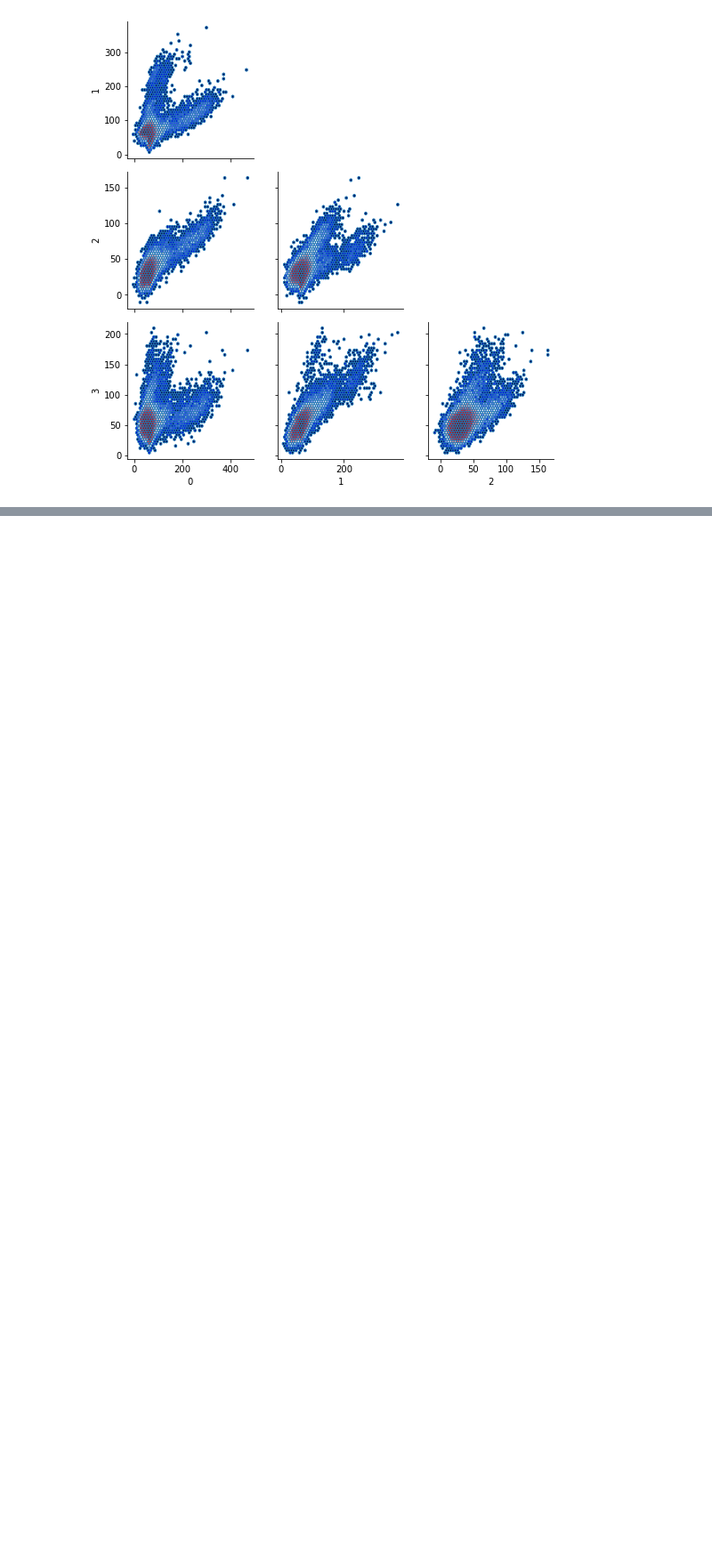
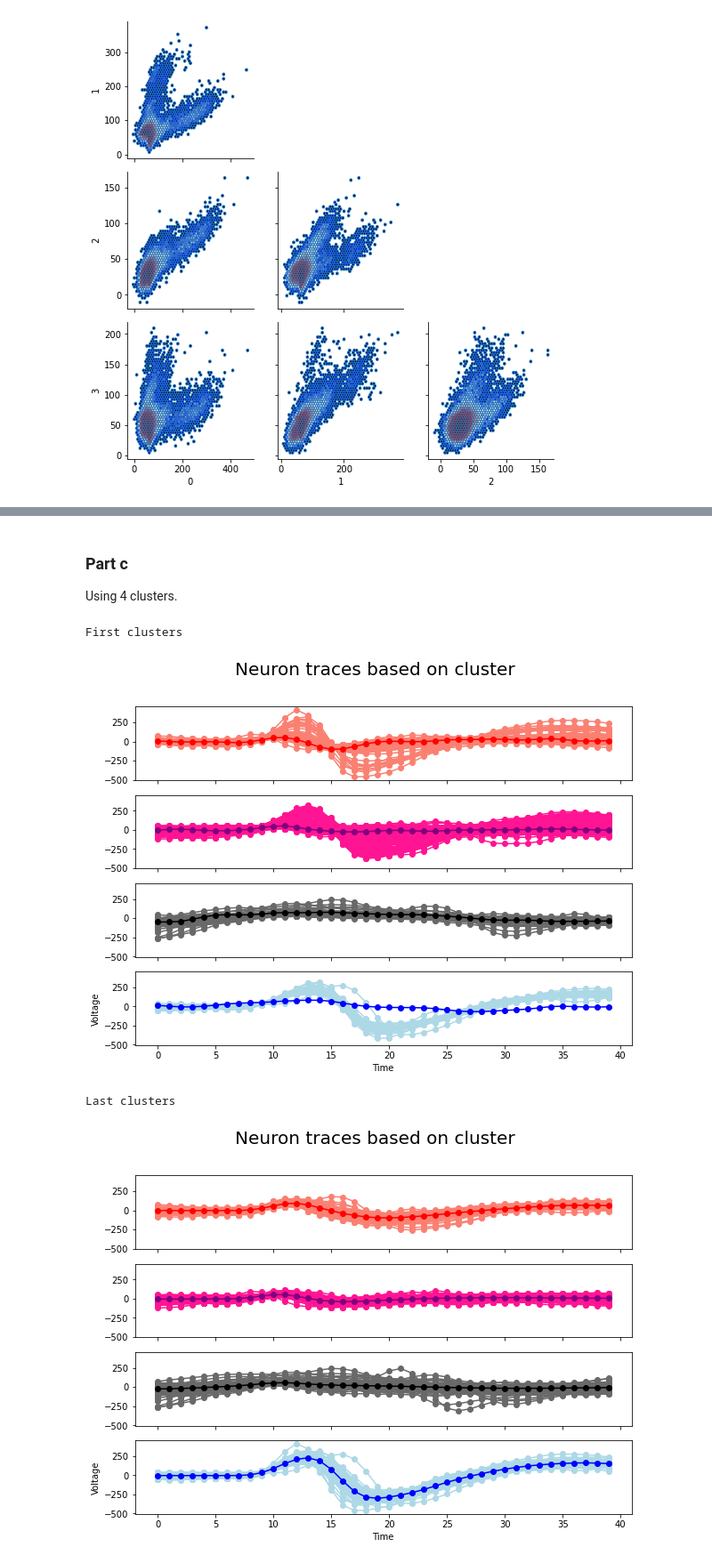
Before and after one commit to SaiAkhilVudattu/Neuro_classes, a Jupyter notebook: signal_processing/HW4/HW4.ipynb, the cells around one changed output, grey strips where cells are left out. Shown at 89% size. Drawn from its saved outputs; the diff is of its cells as text; code cells hidden in the pictures; blank space fills up the shorter version.

```diff
--- a/signal_processing/HW4/HW4.ipynb
+++ b/signal_processing/HW4/HW4.ipynb
@@ -170,5 +148,15 @@ def updates_centroids(xns, rnks_1, rnks_2, rnks_3):
     mks3 = np.mean(c3, 0)
 
     return mks1, mks2, mks3
+# %%
+def one_iteration(xns, mks_init):
+    rnks_1, rnks_2, rnks_3 = distances(xns, mks_init)
+    mks1, mks2, mks3 = updates_centroids(xns, rnks_1, rnks_2, rnks_3)
+
+    mks = [mks1, mks2, mks3]
+    rnks = [rnks_1, rnks_2, rnks_3]
+
+    J = all_clusters_cost_function(xns, mks, rnks)
+    return J, rnks, mks
 # %%
 xns = xn_ex2[:2000] # whole 40 time indices of electrode 1
@@ -188,0 +202,3 @@ plot_traces(xns, rnks_1, rnks_2, rnks_3, [mks1, mks2, mks3])
+# %% [markdown]
+### Part c
+Using 4 clusters.
@@ -188,0 +299,24 @@ plot_traces(xns, rnks_1, rnks_2, rnks_3, [mks1, mks2, mks3])
+# %%
+# Update for using 4 centroids
+
+xns = xn_ex2[:2000] # whole 40 time indices of electrode 1
+
+# Initializes with 3 random traces from the dataset
+mks_init = [xns[round(2000*random.random())], xns[round(2000*random.random())], xns[round(2000*random.random())], xns[round(2000*random.random())]]
+J = np.zeros(20)
+
+J[0], rnks_1, mks = one_iteration_4(xns, mks_init) # First iteration
+
+for i in range(1,20):
+    J[i], rnks, mks = one_iteration_4(xns, mks)
+# %%
+print("First clusters")
+plot_traces_4(xns, rnks_1[0], rnks_1[1], rnks_1[2], rnks[3], mks_init)
+
+print("Last clusters")
+plot_traces_4(xns, rnks[0], rnks[1], rnks[2], rnks[3], mks)
+# %% [output]
+First clusters
+[figure, added]
+Last clusters
+[figure, added]
```
Also changed, not shown: parts of 23 cells of this notebook, 1 other file.
